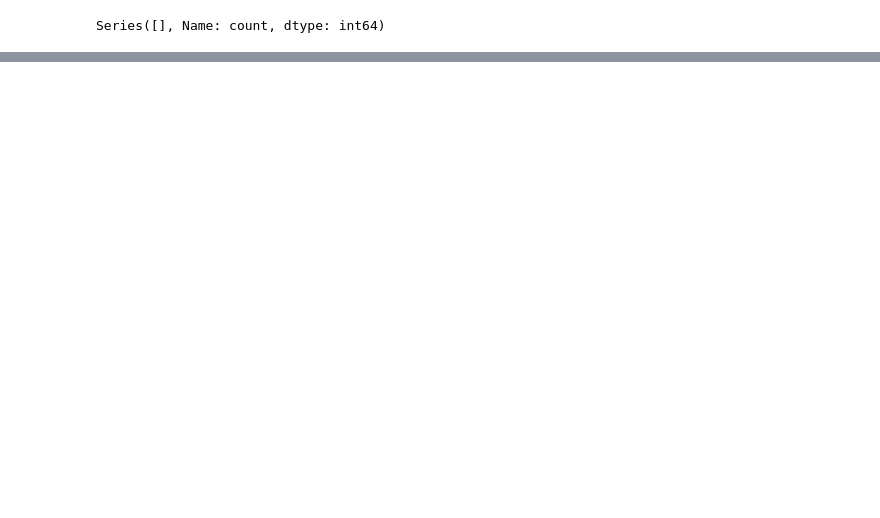
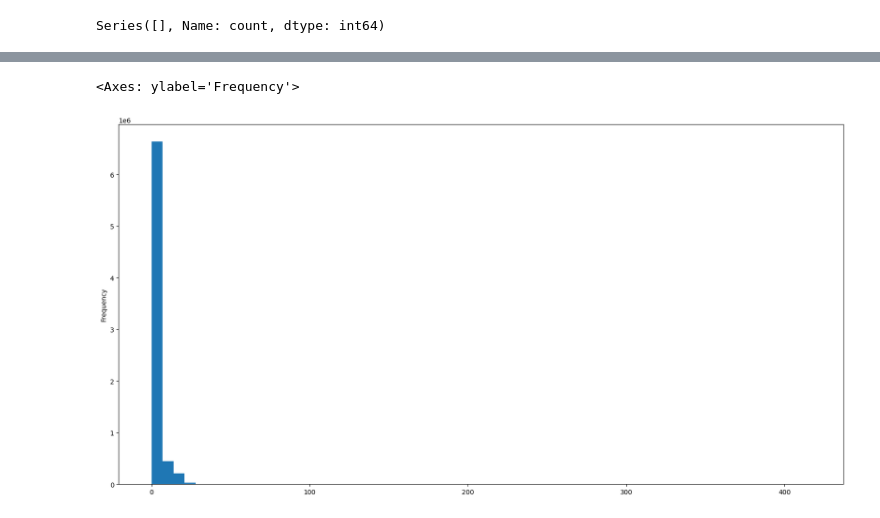
Before and after one commit to Laba-hub/New-York-Taxi-Analysis, a Jupyter notebook: Presentable notebook.ipynb, the cells around one changed output, grey strips where cells are left out. Saved outputs shown, nothing was run; the diff lists cells and outputs as text; code cells hidden in the pictures; blank space fills up the shorter version.

```diff
--- a/Presentable notebook.ipynb
+++ b/Presentable notebook.ipynb
@@ -289,6 +289,7 @@ taxi_data_prepared['transaction_year'] = taxi_data_prepared['tpep_pickup_datetim
 taxi_data_prepared['transaction_month'] = taxi_data_prepared['tpep_pickup_datetime'].dt.month
 taxi_data_prepared['transaction_day'] = taxi_data_prepared['tpep_pickup_datetime'].dt.day
 taxi_data_prepared['transaction_time'] = taxi_data_prepared['tpep_pickup_datetime'].dt.time
+taxi_data_prepared['transaction_date'] = taxi_data_prepared['tpep_pickup_datetime'].dt.date
 # %%
 taxi_data_prepared.head()
 # %% [output]
@@ -313,3 +314,9 @@ taxi_data_prepared.head()
 taxi_data_prepared[taxi_data_prepared['transaction_year'] == 2018].value_counts()
 # %% [output]
 Series([], Name: count, dtype: int64)
+# %%
+categorical_columns = ['PULocationID','transaction_date','transaction_month','transaction_day','transaction_time']
+numerical_columns = ['trip_distance','total_amount']
+all_needed_column = categorical_columns+numerical_columns
+# %%
+main_taxi_df = taxi_data_prepared[all_needed_column]
@@ -315,0 +332,3 @@ Series([], Name: count, dtype: int64)
+# %%
+taxi_df_group_by_region = main_taxi_df.groupby(categorical_columns).mean().reset_index()
+taxi_df_group_by_region['count_of_transaction'] =  main_taxi_df.groupby(categorical_columns).count().reset_index()['total_amount']
@@ -315,0 +344,5 @@ Series([], Name: count, dtype: int64)
+# %%
+taxi_df_group_by_region['trip_distance'].plot(kind = 'hist', figsize = (20,10), bins = 60)
+# %% [output]
+<Axes: ylabel='Frequency'>
+[figure, added]
```
Also changed, not shown: parts of 4 cells of this notebook.
